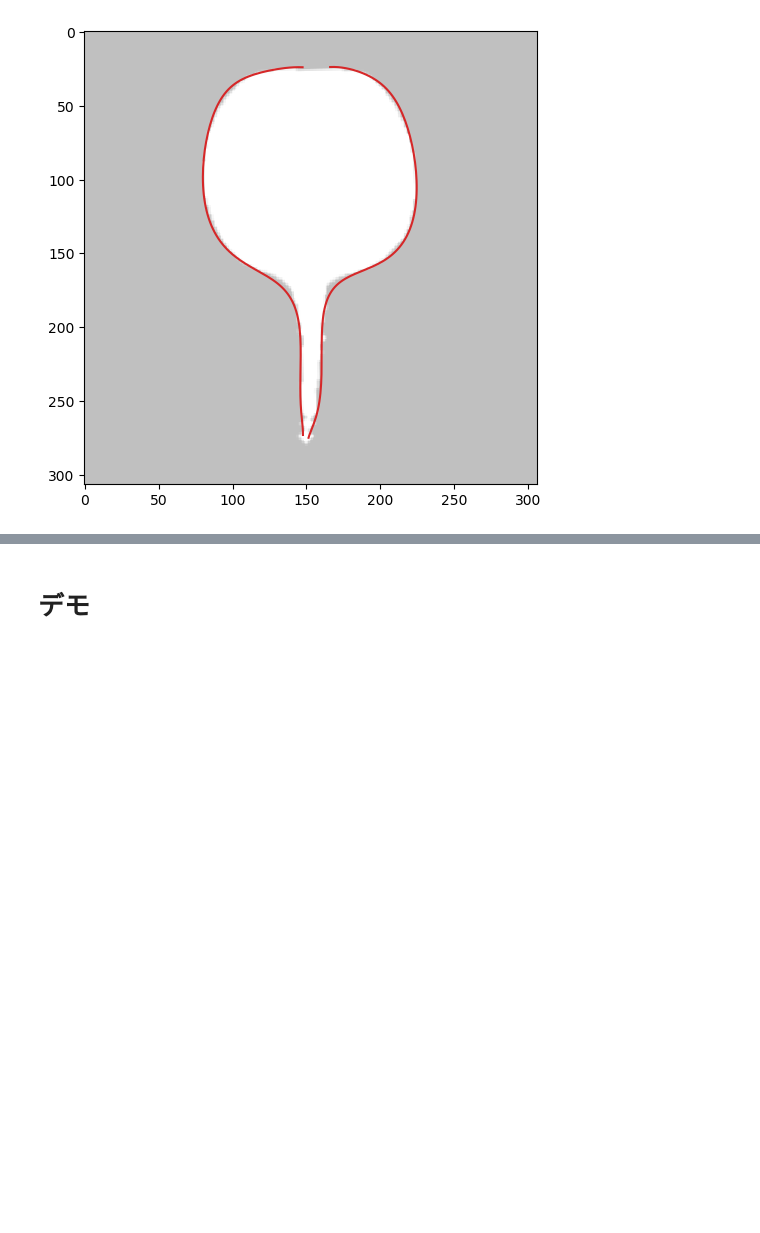
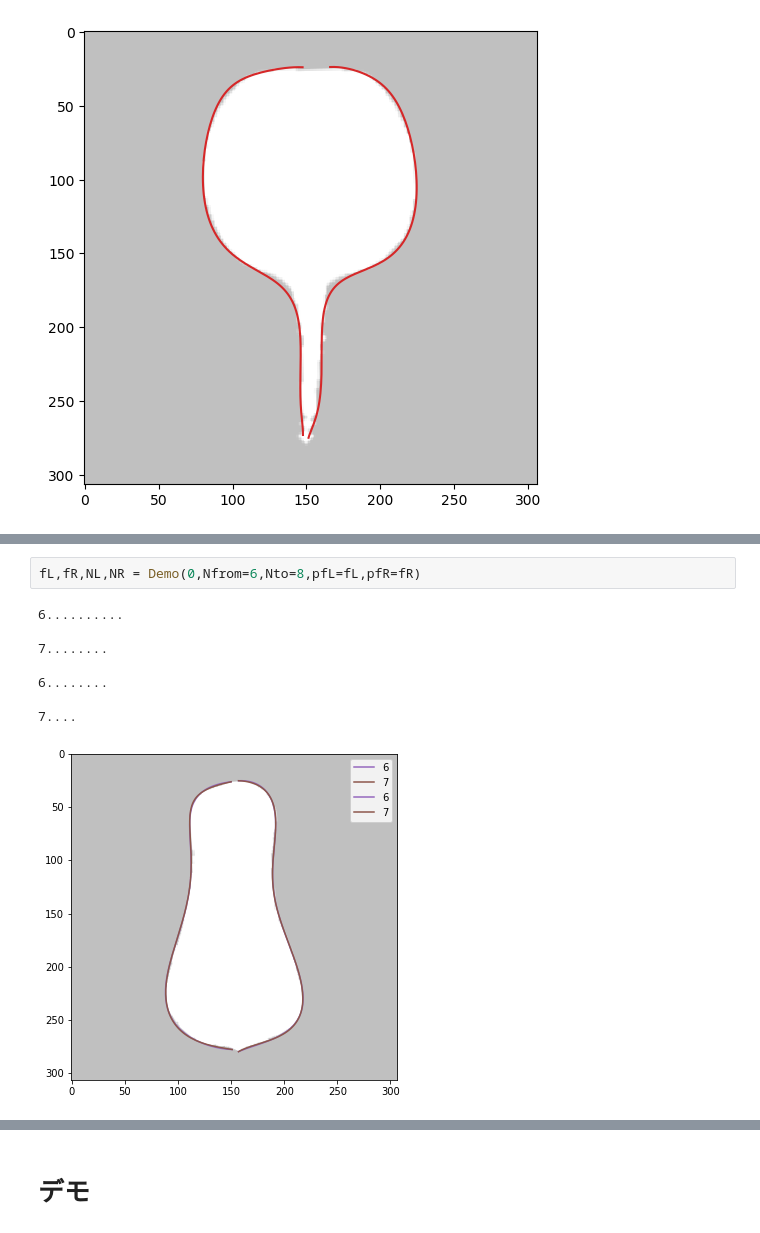
Before and after one commit to iciromaco/RadiShLab, a Jupyter notebook: N006_ベジエ曲線あてはめ.ipynb, the cells around one changed output, grey strips where cells are left out. Saved outputs shown, nothing was run; the diff lists cells and outputs as text; blank space fills up the shorter version.

```diff
--- a/N006_ベジエ曲線あてはめ.ipynb
+++ b/N006_ベジエ曲線あてはめ.ipynb
@@ -444,0 +539,11 @@ openmode  :  False
+# %%
+fL,fR,NL,NR = Demo(0,Nfrom=6,Nto=8,pfL=fL,pfR=fR)
+# %% [output]
+6..........
+
+7........
+
+6........
+
+7....
+[figure, added]
```
Also changed, not shown: parts of 35 cells of this notebook, 2 other files.
